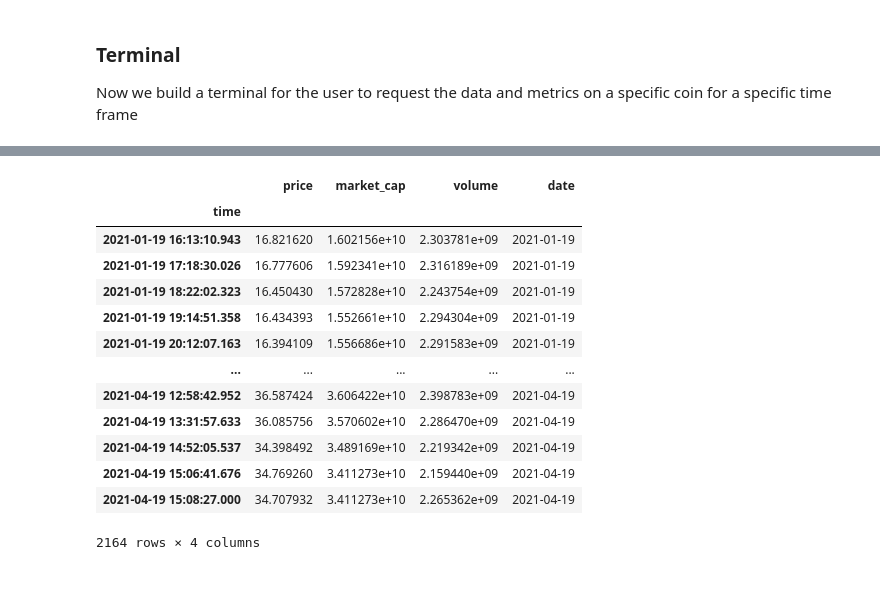
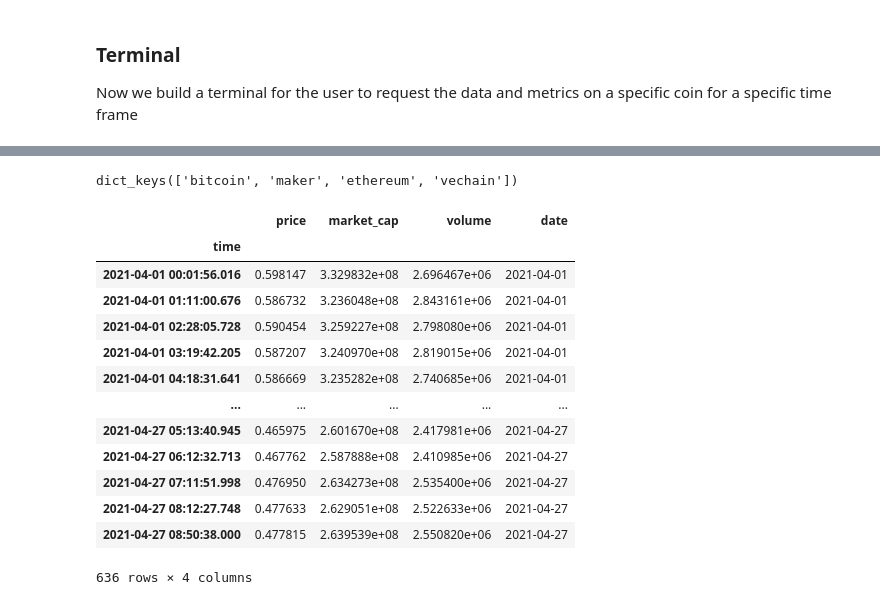
Before and after one commit to Starmonster/crypto_portfolio, a Jupyter notebook: Crypto Master.ipynb, the cells around one changed output, grey strips where cells are left out. Cells and saved outputs as stored; diff of their text form; code cells hidden in the pictures.

```diff
--- a/Crypto Master.ipynb
+++ b/Crypto Master.ipynb
@@ -373,17 +476,22 @@ ethereum has had a 11.26% change this month!
-# %%
-data
-# %% [output]
-|  | price | market_cap | volume | date |
-| time |  |  |  |  |
-| 2021-01-19 16:13:10.943 | 16.821620 | 1.602156e+10 | 2.303781e+09 | 2021-01-19 |
-| 2021-01-19 17:18:30.026 | 16.777606 | 1.592341e+10 | 2.316189e+09 | 2021-01-19 |
-| 2021-01-19 18:22:02.323 | 16.450430 | 1.572828e+10 | 2.243754e+09 | 2021-01-19 |
-| 2021-01-19 19:14:51.358 | 16.434393 | 1.552661e+10 | 2.294304e+09 | 2021-01-19 |
-| 2021-01-19 20:12:07.163 | 16.394109 | 1.556686e+10 | 2.291583e+09 | 2021-01-19 |
-| ... | ... | ... | ... | ... |
-| 2021-04-19 12:58:42.952 | 36.587424 | 3.606422e+10 | 2.398783e+09 | 2021-04-19 |
-| 2021-04-19 13:31:57.633 | 36.085756 | 3.570602e+10 | 2.286470e+09 | 2021-04-19 |
-| 2021-04-19 14:52:05.537 | 34.398492 | 3.489169e+10 | 2.219342e+09 | 2021-04-19 |
-| 2021-04-19 15:06:41.676 | 34.769260 | 3.411273e+10 | 2.159440e+09 | 2021-04-19 |
-| 2021-04-19 15:08:27.000 | 34.707932 | 3.411273e+10 | 2.265362e+09 | 2021-04-19 |
-2164 rows × 4 columns
+# %%
+# Check the portfolio has been constructed correctly
+portfolio.keys()
+# %% [output]
+dict_keys(['bitcoin', 'maker', 'ethereum', 'vechain'])
+# %%
+monthly_data
+# %% [output]
+|  | price | market_cap | volume | date |
+| time |  |  |  |  |
+| 2021-04-01 00:01:56.016 | 0.598147 | 3.329832e+08 | 2.696467e+06 | 2021-04-01 |
+| 2021-04-01 01:11:00.676 | 0.586732 | 3.236048e+08 | 2.843161e+06 | 2021-04-01 |
+| 2021-04-01 02:28:05.728 | 0.590454 | 3.259227e+08 | 2.798080e+06 | 2021-04-01 |
+| 2021-04-01 03:19:42.205 | 0.587207 | 3.240970e+08 | 2.819015e+06 | 2021-04-01 |
+| 2021-04-01 04:18:31.641 | 0.586669 | 3.235282e+08 | 2.740685e+06 | 2021-04-01 |
+| ... | ... | ... | ... | ... |
+| 2021-04-27 05:13:40.945 | 0.465975 | 2.601670e+08 | 2.417981e+06 | 2021-04-27 |
+| 2021-04-27 06:12:32.713 | 0.467762 | 2.587888e+08 | 2.410985e+06 | 2021-04-27 |
+| 2021-04-27 07:11:51.998 | 0.476950 | 2.634273e+08 | 2.535400e+06 | 2021-04-27 |
+| 2021-04-27 08:12:27.748 | 0.477633 | 2.629051e+08 | 2.522633e+06 | 2021-04-27 |
+| 2021-04-27 08:50:38.000 | 0.477815 | 2.639539e+08 | 2.550820e+06 | 2021-04-27 |
+636 rows × 4 columns
```
Also changed, not shown: parts of 30 cells of this notebook, 9 other files.
